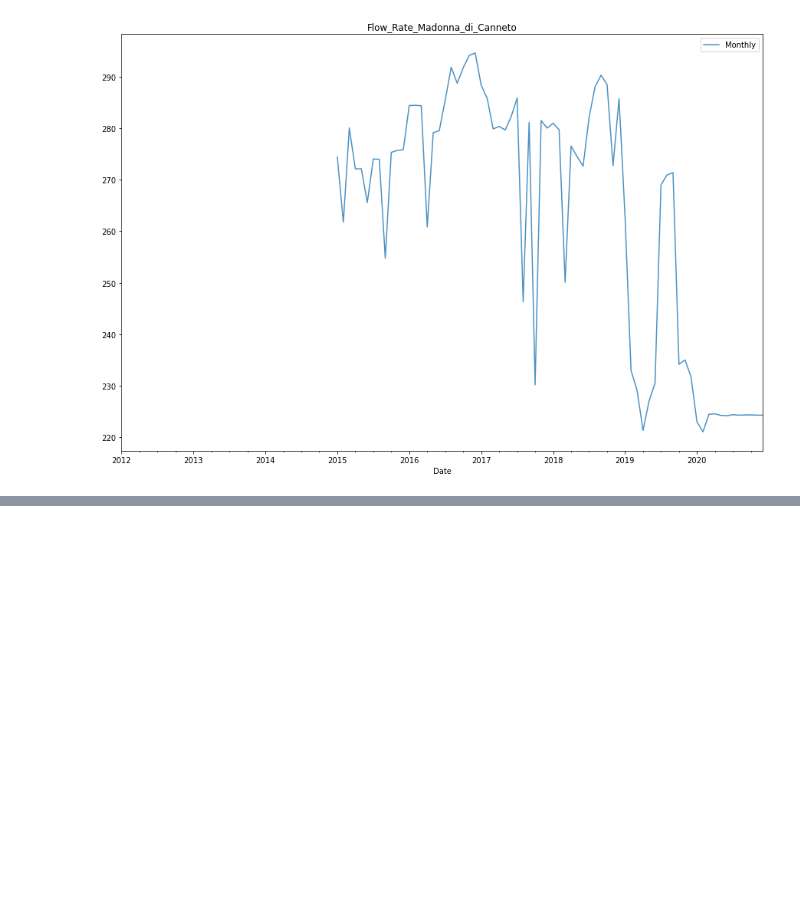
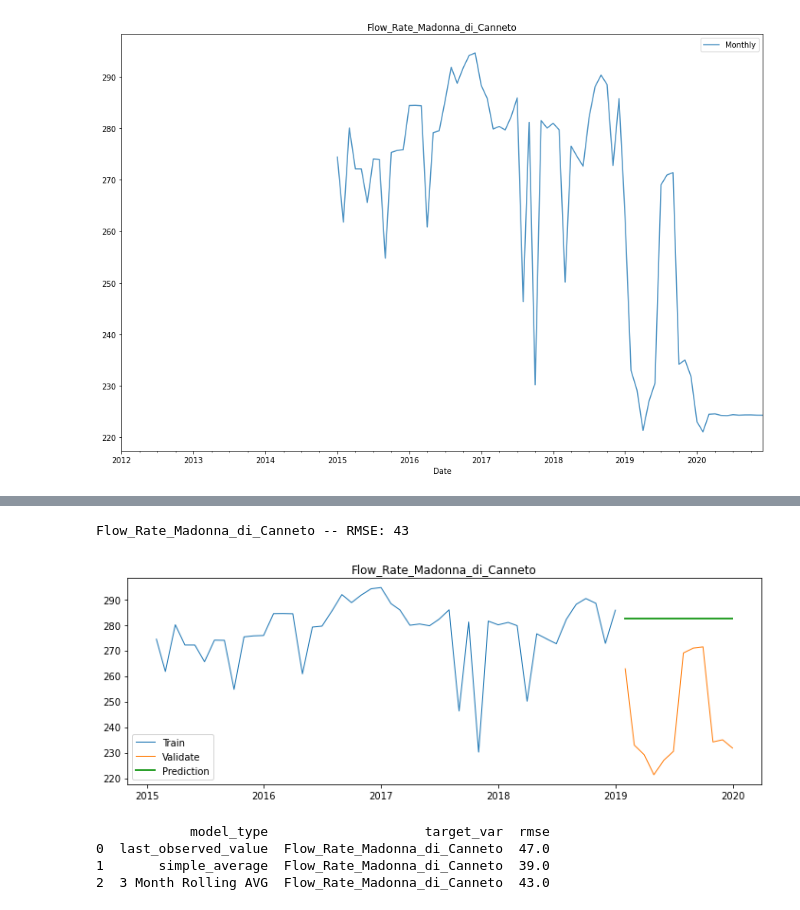
Before and after one commit to datastraine/kaggle, a Jupyter notebook: AceaSmart_Water_Analytics/acea-comp-explore.ipynb, the cells around one changed output, grey strips where cells are left out. Saved outputs shown, nothing was run; the diff lists cells and outputs as text; code cells hidden in the pictures; blank space fills up the shorter version.

```diff
--- a/AceaSmart_Water_Analytics/acea-comp-explore.ipynb
+++ b/AceaSmart_Water_Analytics/acea-comp-explore.ipynb
@@ -672,0 +766,23 @@ Due to the amount of missing data before 2016 for flow rate, to make predictions
+# %%
+# Do a 3 Month rolling average
+
+period = 3
+
+flow = round(train['Flow_Rate_Madonna_di_Canneto'].rolling(period).mean().iloc[-1], 2)
+
+yhat_df = make_predictions('Flow_Rate_Madonna_di_Canneto')
+
+eval_df = append_eval_df(model_type='3 Month Rolling AVG', target_var = 'Flow_Rate_Madonna_di_Canneto')
+
+
+
+plot_and_eval('Flow_Rate_Madonna_di_Canneto')
+
+print(eval_df)
+# %% [output]
+Flow_Rate_Madonna_di_Canneto -- RMSE: 43
+[figure, added]
+            model_type                    target_var  rmse
+0  last_observed_value  Flow_Rate_Madonna_di_Canneto  47.0
+1       simple_average  Flow_Rate_Madonna_di_Canneto  39.0
+2  3 Month Rolling AVG  Flow_Rate_Madonna_di_Canneto  43.0
```
Also changed, not shown: parts of 17 cells of this notebook.
